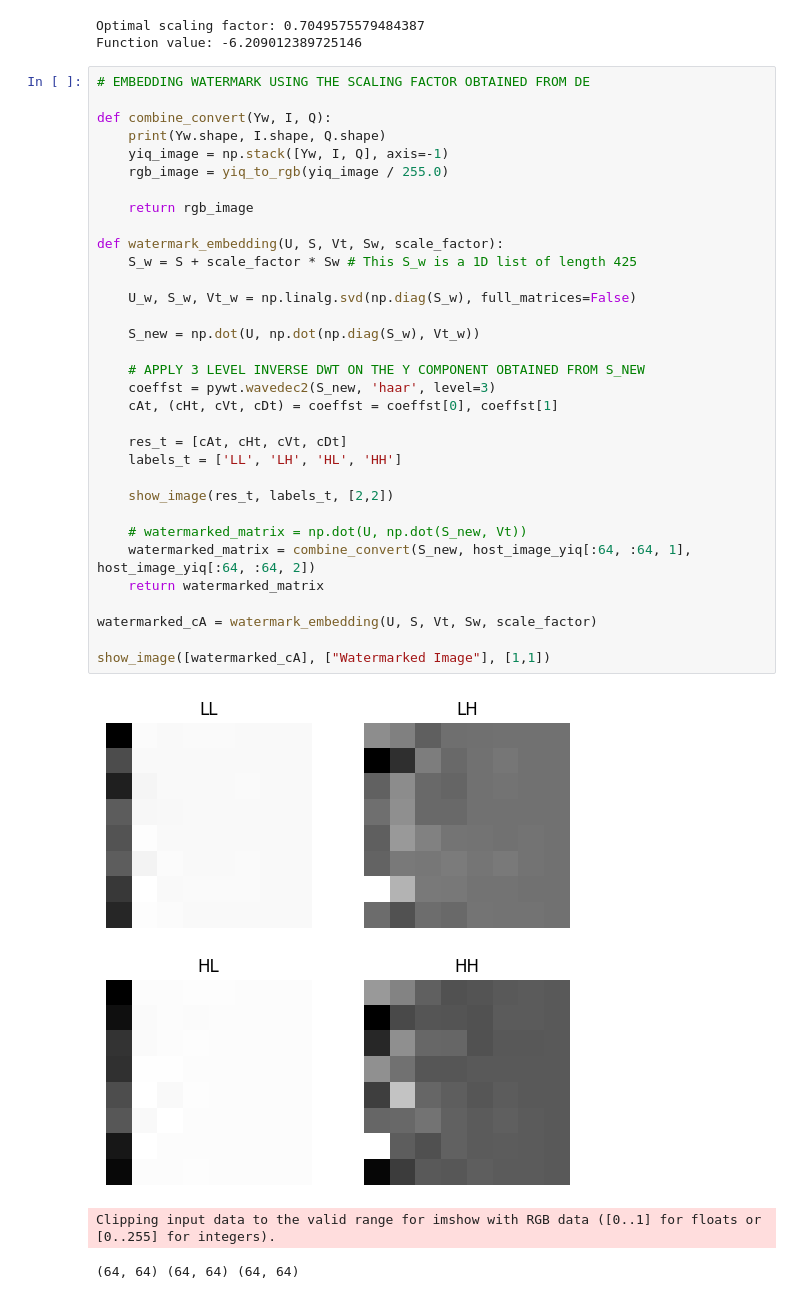
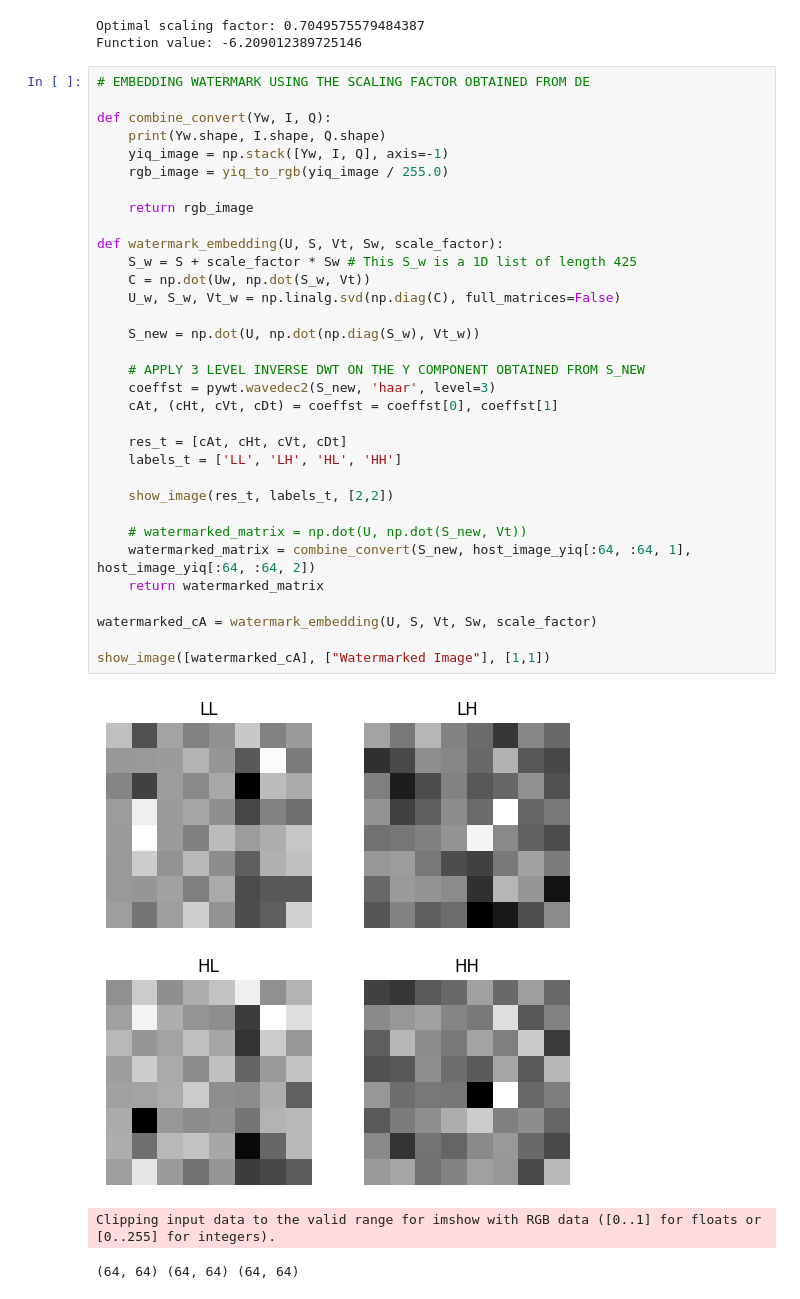
Before and after one commit to Anurag607/DE_Watermarking, a Jupyter notebook: main.ipynb, the cells around one changed output. Drawn from its saved outputs; the diff is of its cells as text.

```diff
--- a/main.ipynb
+++ b/main.ipynb
@@ -226,35 +226,35 @@ Function value: -6.209012389725146
 
 def combine_convert(Yw, I, Q):
     print(Yw.shape, I.shape, Q.shape)
     yiq_image = np.stack([Yw, I, Q], axis=-1)
     rgb_image = yiq_to_rgb(yiq_image / 255.0)
 
     return rgb_image
 
 def watermark_embedding(U, S, Vt, Sw, scale_factor):
     S_w = S + scale_factor * Sw # This S_w is a 1D list of length 425
-
-    U_w, S_w, Vt_w = np.linalg.svd(np.diag(S_w), full_matrices=False)
+    C = np.dot(Uw, np.dot(S_w, Vt))
+    U_w, S_w, Vt_w = np.linalg.svd(np.diag(C), full_matrices=False)
 
     S_new = np.dot(U, np.dot(np.diag(S_w), Vt_w))
 
     # APPLY 3 LEVEL INVERSE DWT ON THE Y COMPONENT OBTAINED FROM S_NEW
     coeffst = pywt.wavedec2(S_new, 'haar', level=3)
     cAt, (cHt, cVt, cDt) = coeffst = coeffst[0], coeffst[1]
 
     res_t = [cAt, cHt, cVt, cDt]
     labels_t = ['LL', 'LH', 'HL', 'HH']
 
     show_image(res_t, labels_t, [2,2])
 
     # watermarked_matrix = np.dot(U, np.dot(S_new, Vt))
     watermarked_matrix = combine_convert(S_new, host_image_yiq[:64, :64, 1], host_image_yiq[:64, :64, 2])
     return watermarked_matrix
 
 watermarked_cA = watermark_embedding(U, S, Vt, Sw, scale_factor)
 
 show_image([watermarked_cA], ["Watermarked Image"], [1,1])
 # %% [output]
-[figure, old version]
+[figure, new version]
 Clipping input data to the valid range for imshow with RGB data ([0..1] for floats or [0..255] for integers).
 (64, 64) (64, 64) (64, 64)
```
Also changed, not shown: parts of 1 cell of this notebook.
